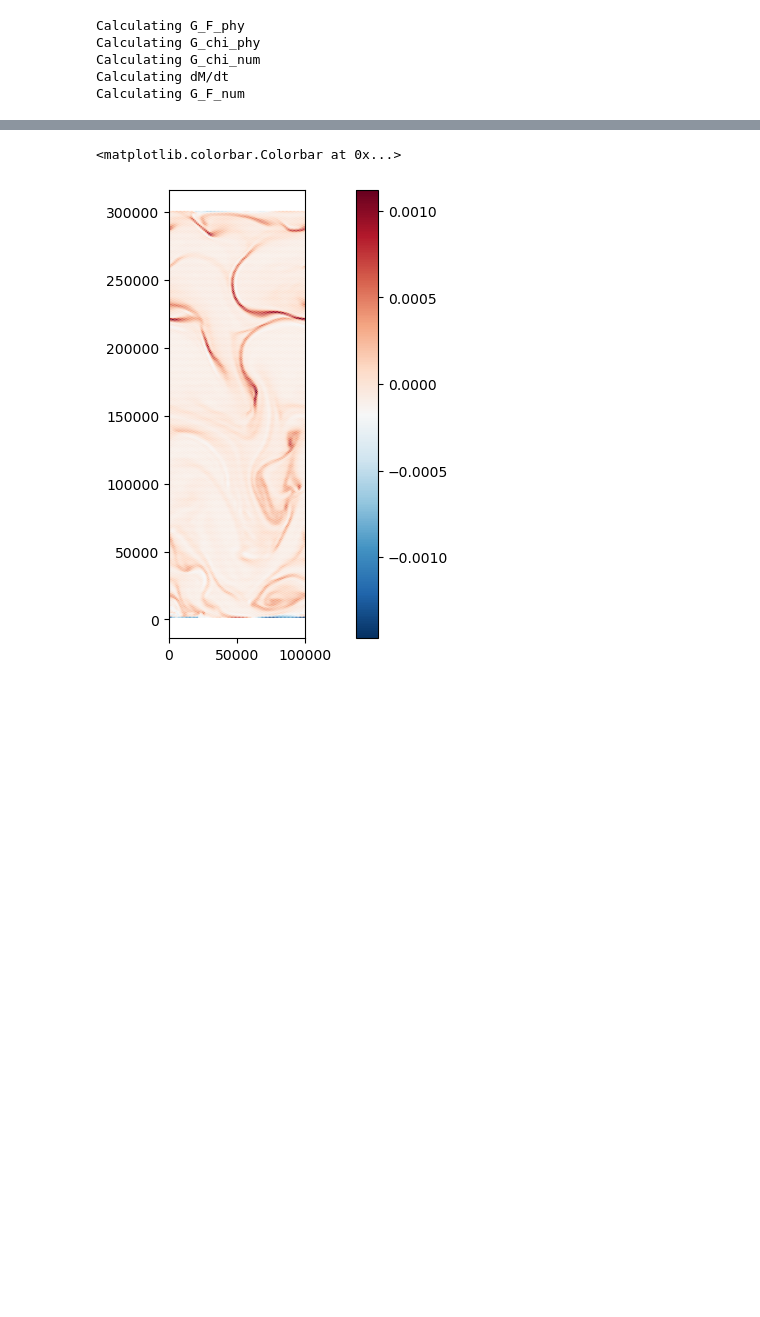
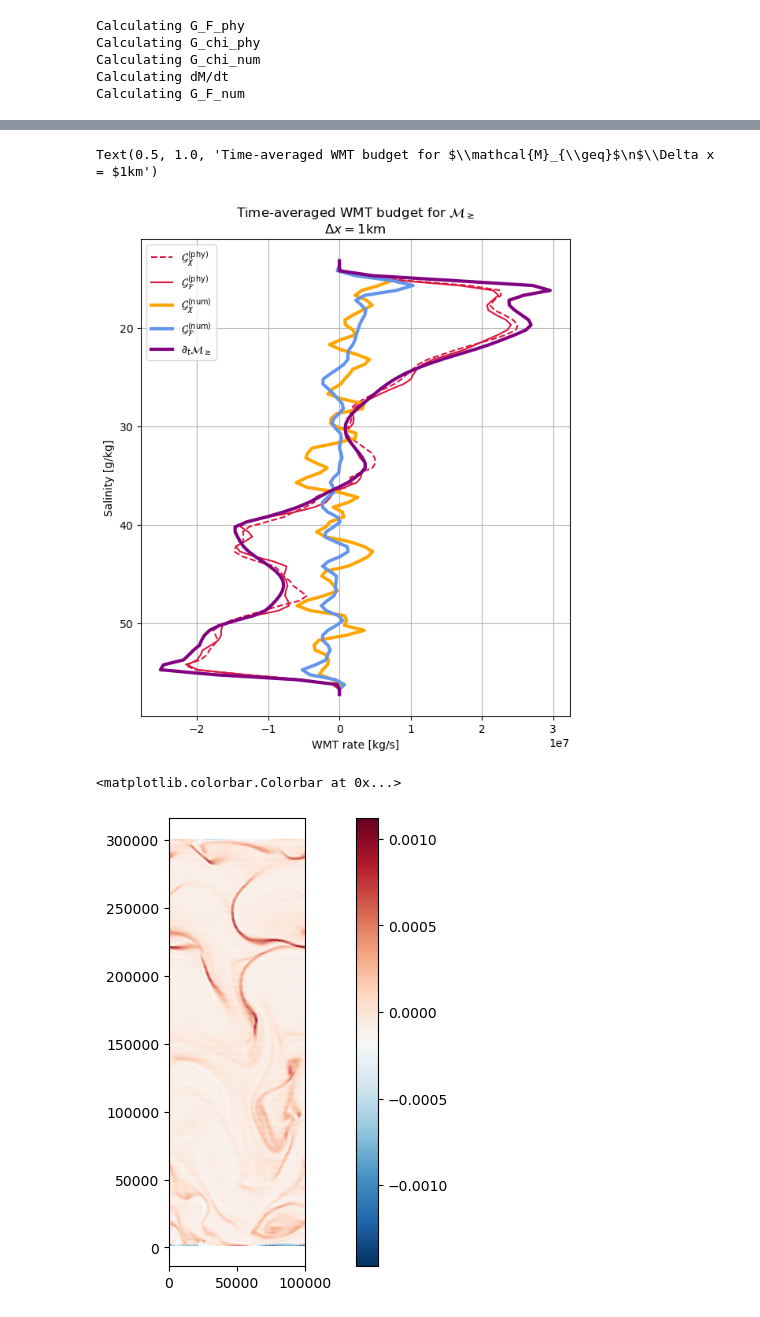
Before and after one commit to kailauyeda/WMT_DVD, a Jupyter notebook: bichan/analysis/spatial_smoothing.ipynb, the cells around one changed output, grey strips where cells are left out. Saved outputs shown, nothing was run; the diff lists cells and outputs as text; code cells hidden in the pictures; blank space fills up the shorter version.

```diff
--- a/bichan/analysis/spatial_smoothing.ipynb
+++ b/bichan/analysis/spatial_smoothing.ipynb
@@ -881,3 +875,40 @@ Text(0.5, 1.0, 'Time-averaged WMT budget for $\\mathcal{M}_{\\geq}$')
+# %%
+fig,ax = plt.subplots(nrows=1,ncols=1,constrained_layout=True, figsize =(6,7))
+
+# G_phy
+budget_ds.G_chi_phy.sum('nCells').isel(Time=slice(50,300)).mean(dim='Time').plot(y='salinity',label = r'$\mathcal{G}_\chi^{\text{(phy)}}$',
+                                                            linestyle='dashed', color='crimson')
+budget_ds.G_F_phy_center.sum('nCells').isel(Time=slice(50,300)).mean(dim='Time').plot(y='salinity', label = r'$\mathcal{G}_\mathcal{F}^{\text{(phy)}}$', color = 'crimson')
+
+# G_num
+G_smoothed_chi_num.G_chi_num.sum('nCells').isel(Time=slice(50,300)).mean(dim='Time').plot(y='salinity', color='orange', linewidth = 3,
+                                                                     label = r'$\mathcal{G}_\chi^{\text{(num)}}$')
+
+# budget_ds.G_chi_num.sum('nCells').mean(dim='Time').plot(y='salinity', label = r'$\mathcal{G}_\chi^{\text{(num)}}$',
+#                                                             linestyle='dashed',color='cornflowerblue')
+budget_ds.G_F_num.sum('nCells').isel(Time=slice(50,300)).mean(dim='Time').plot(y='salinity', label = r'$\mathcal{G}_\mathcal{F}^{\text{(num)}}$', linewidth = 3,
+                                                      color='cornflowerblue')
+# ds_dt.mean(dim='Time').sum('nCells').salinityTend.plot(y='salinity', label = r'$\partial_t \lambda$')
+
+# dM/dt
+budget_ds.dM_dt.sum('nCells').isel(Time=slice(50,300)).mean(dim='Time').plot(y='salinity',label = r'$\partial_t \mathcal{M}_{\geq}$', color='purple',linewidth = 3)
+
+# diff btwn G_smoothed_chi_num and G_F_num
+# (G_smoothed_chi_num.G_chi_num.sum('nCells').mean(dim='Time') - budget_ds.G_F_num.sum('nCells').mean(dim='Time')).plot(y='salinity',color='deeppink')
+
+ax.grid()
+# ax.set_ylim(10,60)
+# ax.set_xlim(-7e7, 7e7)
+ax.legend()
+ax.invert_yaxis()
+ax.set_xlabel('WMT rate [kg/s]')
+ax.set_ylabel('Salinity [g/kg]')
+ax.set_title(r'Time-averaged WMT budget for $\mathcal{M}_{\geq}$' + '\n' + r'$\Delta x = $' + f'{sim_res}')
+
+# dM/dt does not go to 0 at salinity = minimum. please just be numerical floating point error or something...
+# %% [output]
+Text(0.5, 1.0, 'Time-averaged WMT budget for $\\mathcal{M}_{\\geq}$\n$\\Delta x = $1km')
+[figure, added]
 # %%
 fig, ax = plt.subplots(nrows=1, ncols=1, constrained_layout=True)
 a = mosaic.polypcolor(ax, descriptor, avg_ds_output.relativeVorticityCell.isel(Time=144, nVertLevels = 0), cmap = 'RdBu_r')
```
Also changed, not shown: parts of 9 cells of this notebook.
